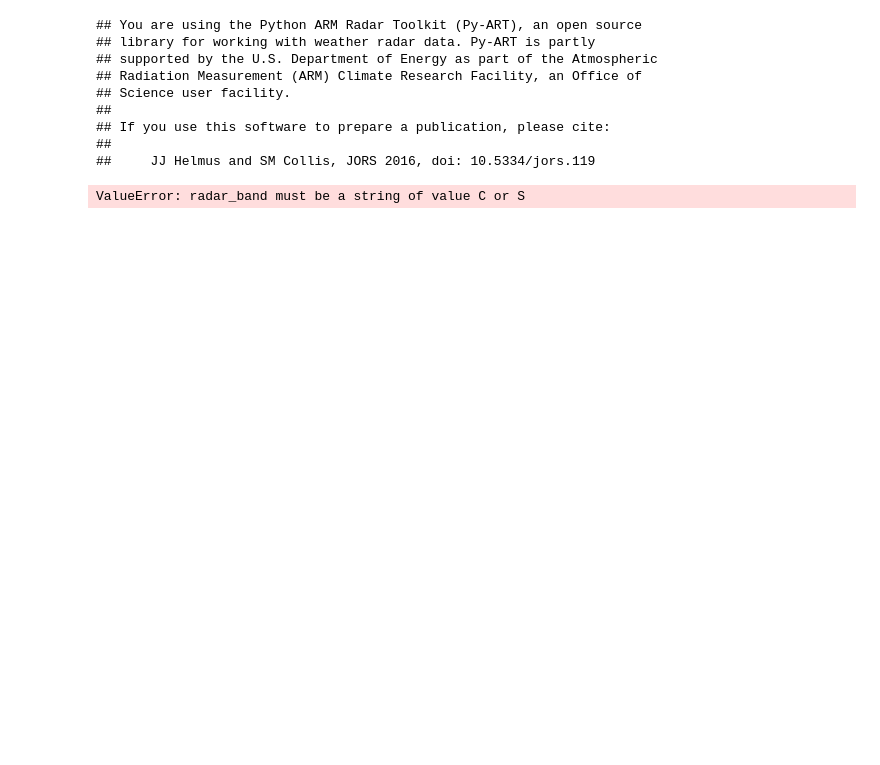
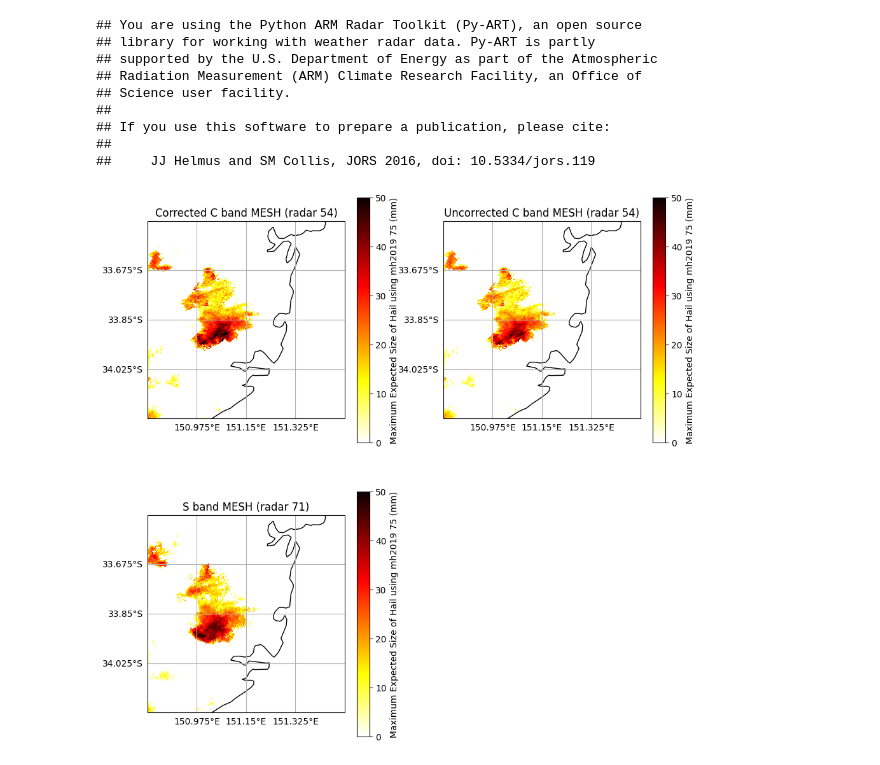
Before and after one commit to joshua-wx/pyhail, a Jupyter notebook: notebooks/c_band_mesh_correction.ipynb, the cells around one changed output. Drawn from its saved outputs; the diff is of its cells as text; code cells hidden in the pictures; blank space fills up the shorter version.

Commit message:
updated c band correction and comparison notebook

```diff
--- a/notebooks/c_band_mesh_correction.ipynb
+++ b/notebooks/c_band_mesh_correction.ipynb
@@ -22,7 +26,7 @@ from pyhail import mesh_ppi
 ##     JJ Helmus and SM Collis, JORS 2016, doi: 10.5334/jors.119
 # %%
 #config
-cband_radar_url  = 'https://pyhail-public.s3.ap-southeast-2.amazonaws.com/54_20181220_042503.pvol.h5'
+cband_radar_url  = 'https://pyhail-public.s3.ap-southeast-2.amazonaws.com/54_20181220_052503.pvol.h5'
 sband_radar_url  = 'https://pyhail-public.s3.ap-southeast-2.amazonaws.com/71_20181220_052428.pvol.h5'
 cband_refl_offset = -5.08 #dBZ
 sband_refl_offset = 1.51 #dBZ
@@ -34,65 +38,65 @@ max_lon = 150.8
 min_lon = 151.5
 n_grid_lines = 5
 # %%
-def _create_ppi_plot(subplot_idx, fieldname, tilt, vmin, vmax, display, cmap=None, title=None, subplot_ncols=2, subplot_nrows=2):
+def _create_ppi_plot(pyart_disp, subplot_idx, fieldname, tilt, vmin, vmax, cmap=None, title=None, subplot_ncols=2, subplot_nrows=2):
     """
     subplot creation function
     """
     #create subplot axis
     ax=plt.subplot(subplot_ncols, subplot_nrows, subplot_idx, projection=ccrs.PlateCarree())
     if cmap is None:
-        display.plot_ppi_map(fieldname,tilt, vmin=vmin, vmax=vmax, resolution = '10m', ax=ax,
+        pyart_disp.plot_ppi_map(fieldname,tilt, vmin=vmin, vmax=vmax, resolution = '10m', ax=ax,
                                 max_lat = max_lat, min_lat =min_lat, min_lon = min_lon, max_lon = max_lon,
-                                lat_lines = lat_lines, lon_lines = lon_lines)
+                                lat_lines = lat_lines, lon_lines = lon_lines, title=title)
     else:
-        display.plot_ppi_map(fieldname,tilt, vmin=vmin, vmax=vmax, resolution = '10m', ax=ax,
+        pyart_disp.plot_ppi_map(fieldname,tilt, vmin=vmin, vmax=vmax, resolution = '10m', ax=ax,
                                 max_lat = max_lat, min_lat =min_lat, min_lon = min_lon, max_lon = max_lon,
                                 lat_lines = lat_lines, lon_lines = lon_lines,
-                                cmap=cmap)
-    #add title
-    if title is not None:
-        plt.set_title(title)
+                                cmap=cmap, title=title)
 # %%
 #download example data
 tmp_path    = '/tmp/pyhail_example_data'
 if not os.path.exists(tmp_path):
     os.makedirs(tmp_path)
-cband_radar_ffn    = f'{tmp_path}/54_20181220_042503.pvol.h5'
+cband_radar_ffn    = f'{tmp_path}/54_20181220_052503.pvol.h5'
 sband_radar_ffn    = f'{tmp_path}/71_20181220_052428.pvol.h5'
 request.urlretrieve(cband_radar_url, cband_radar_ffn)
 request.urlretrieve(sband_radar_url, sband_radar_ffn)
 
 #read example data
 cband_radar = pyart.aux_io.read_odim_h5(cband_radar_ffn)
 sband_radar = pyart.aux_io.read_odim_h5(sband_radar_ffn)
 
 #calibrate reflectivity
 cband_cal_refl = cband_radar.fields['reflectivity_horizontal']['data'] - cband_refl_offset
 cband_radar.add_field_like('reflectivity_horizontal', 'corrected_reflectivity', cband_cal_refl)
 sband_cal_refl = sband_radar.fields['reflectivity_horizontal']['data'] - sband_refl_offset
 sband_radar.add_field_like('reflectivity_horizontal', 'corrected_reflectivity', sband_cal_refl)
 
 #run mesh retrievals
 meshppi_cband_fields = mesh_ppi.main(cband_radar, 'corrected_reflectivity', levels=[freezing_level, minus20_level], min_range=10, max_range=150,
                  mesh_method='mh2019_75', radar_band='C', correct_cband_refl=True)
-meshppi_cband__uncorr_fields = mesh_ppi.main(cband_radar, 'corrected_reflectivity', levels=[freezing_level, minus20_level], min_range=10, max_range=150,
+meshppi_cband_uncorr_fields = mesh_ppi.main(cband_radar, 'corrected_reflectivity', levels=[freezing_level, minus20_level], min_range=10, max_range=150,
                  mesh_method='mh2019_75', radar_band='C', correct_cband_refl=False)
 meshppi_sband_fields = mesh_ppi.main(sband_radar, 'corrected_reflectivity', levels=[freezing_level, minus20_level], min_range=10, max_range=150,
                  mesh_method='mh2019_75', radar_band='S', correct_cband_refl=True)
 
 #add to a radar object
-radar = cband_radar
-radar.add_field('cband_mesh', meshppi_cband_fields, replace_existing=True)
-radar.add_field('cband_uncorr_mesh', meshppi_cband__uncorr_fields, replace_existing=True)
-radar.add_field('sband_mesh', meshppi_sband_fields, replace_existing=True)
+cband_radar.add_field('cband_mesh', meshppi_cband_fields['mesh_mh2019_75'], replace_existing=True)
+cband_radar.add_field('cband_uncorr_mesh', meshppi_cband_uncorr_fields['mesh_mh2019_75'], replace_existing=True)
+sband_radar.add_field('sband_mesh', meshppi_sband_fields['mesh_mh2019_75'], replace_existing=True)
 
 #plot
-fig = plt.figure(figsize=[10,10])
-display = pyart.graph.RadarMapDisplay(radar)
+fig = plt.figure(figsize=[11,11])
+cband_display = pyart.graph.RadarMapDisplay(cband_radar)
 lat_lines = np.linspace(min_lat, max_lat, n_grid_lines)
 lon_lines = np.linspace(min_lon, max_lon, n_grid_lines)
-_create_ppi_plot(0, 'cband_mesh', 0, 0, 50, cmap='hot_r')
-_create_ppi_plot(1, 'cband_uncorr_mesh', 0, 0, 50, cmap='hot_r')
-_create_ppi_plot(2, 'sband_mesh', 0, 0, 50, cmap='hot_r')
+_create_ppi_plot(cband_display, 1, 'cband_mesh', 0, 0, 50, cmap='hot_r', title='Corrected C band MESH (radar 54)')
+_create_ppi_plot(cband_display, 2, 'cband_uncorr_mesh', 0, 0, 50, cmap='hot_r', title='Uncorrected C band MESH (radar 54)')
+
+sband_display = pyart.graph.RadarMapDisplay(sband_radar)
+lat_lines = np.linspace(min_lat, max_lat, n_grid_lines)
+lon_lines = np.linspace(min_lon, max_lon, n_grid_lines)
+_create_ppi_plot(sband_display, 3, 'sband_mesh', 0, 0, 50, cmap='hot_r', title='S band MESH (radar 71)')
 # %% [output]
-ValueError: radar_band must be a string of value C or S
+[figure, added]
```
Also changed, not shown: parts of 1 cell of this notebook, 2 other files.
